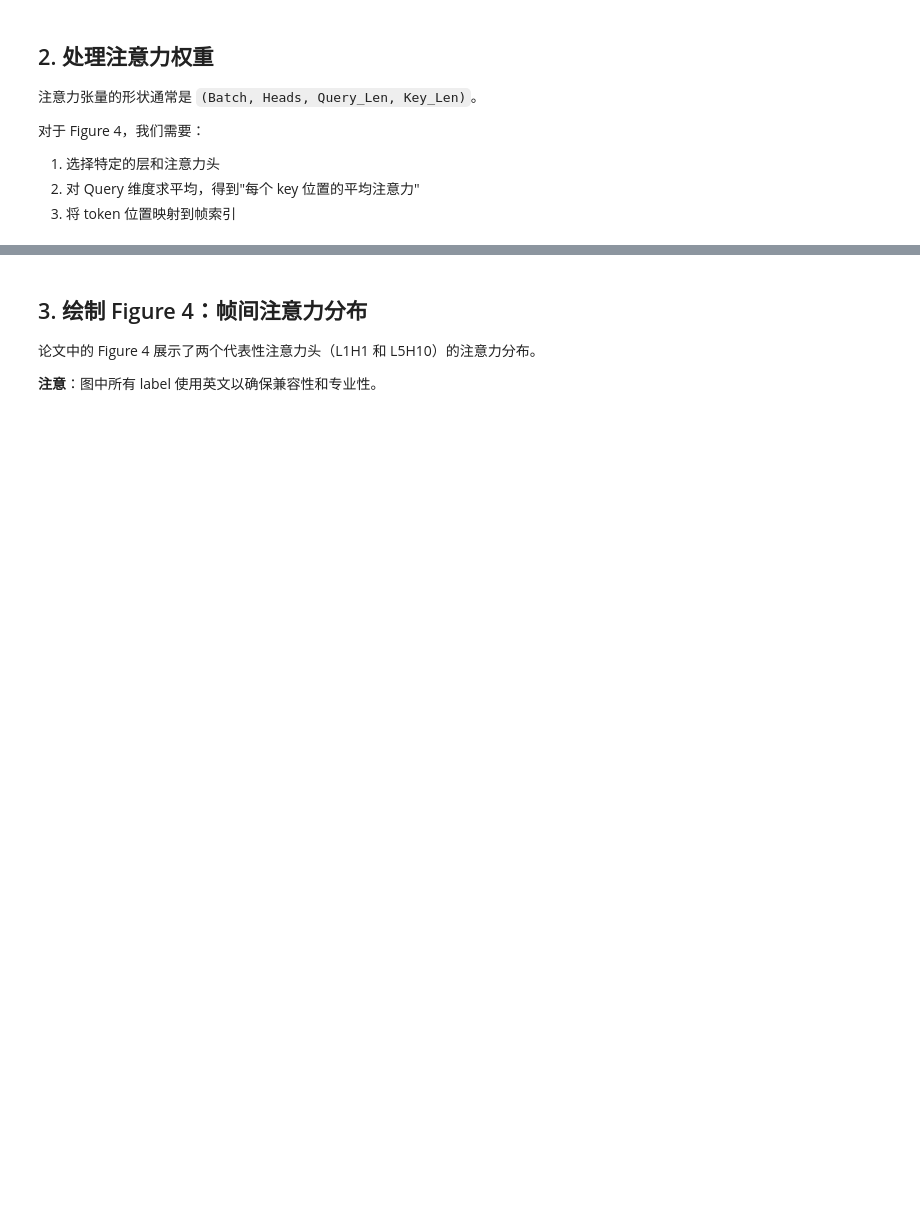
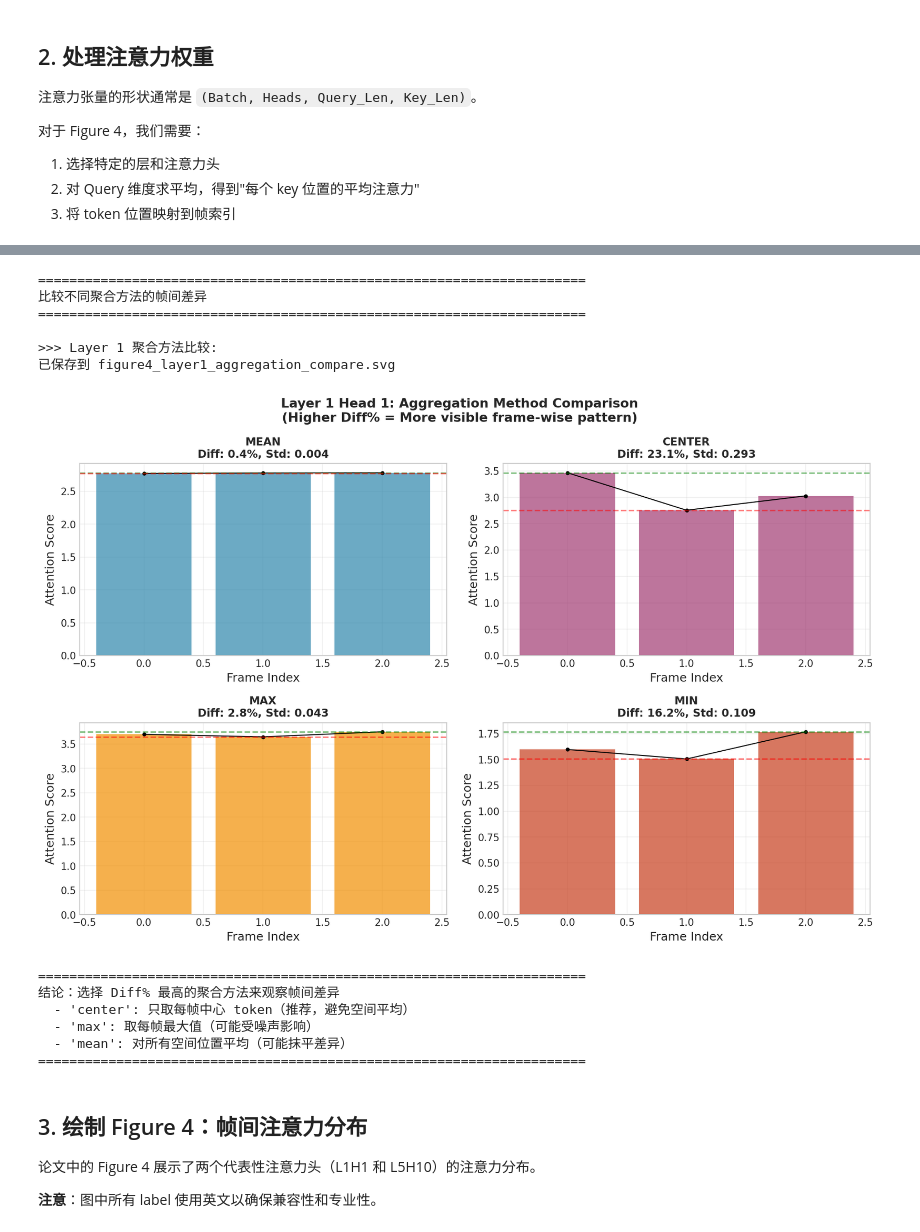
Before and after one commit to winbeau/Self-Forcing-fork, a Jupyter notebook: plot_figure4.ipynb, the cells around one changed output, grey strips where cells are left out. Cells and saved outputs as stored; diff of their text form; code cells hidden in the pictures; blank space fills up the shorter version.

```diff
--- a/plot_figure4.ipynb
+++ b/plot_figure4.ipynb
@@ -227,3 +438,82 @@ print(f"\n共处理 {len(layer_attention_data)} 层的注意力数据")
+# %%
+# 比较不同聚合方法的效果
+print("=" * 70)
+print("比较不同聚合方法的帧间差异")
+print("=" * 70)
+
+def plot_aggregation_comparison(attn_data, layer_idx, head_idx=0, save_path=None):
+    """比较不同聚合方法在同一个 head 上的效果"""
+    results = compute_frame_attention_all_methods(attn_data, frame_seq_length, num_frames)
+
+    fig, axes = plt.subplots(2, 2, figsize=(12, 8))
+    axes = axes.flatten()
+
+    methods = ['mean', 'center', 'max', 'min']
+    colors = ['#2E86AB', '#A23B72', '#F18F01', '#C73E1D']
+
+    for idx, method in enumerate(methods):
+        ax = axes[idx]
+        frame_attn = results[method]['frame_attention'][head_idx]
+        key_indices = results[method]['key_frame_indices']
+
+        ax.bar(key_indices, frame_attn, color=colors[idx], alpha=0.7)
+        ax.plot(key_indices, frame_attn, 'o-', color='black', linewidth=1, markersize=3)
+
+        # 计算差异统计
+        diff_pct = (frame_attn.max() - frame_attn.min()) / np.abs(frame_attn.mean()) * 100
+        std = frame_attn.std()
+
+        ax.set_title(f'{method.upper()}\nDiff: {diff_pct:.1f}%, Std: {std:.3f}',
+                    fontsize=11, fontweight='bold')
+        ax.set_xlabel('Frame Index')
+        ax.set_ylabel('Attention Score')
+        ax.grid(True, alpha=0.3)
+
+        # 标注最大最小
+        max_idx = np.argmax(frame_attn)
+        min_idx = np.argmin(frame_attn)
+        ax.axhline(y=frame_attn[max_idx], color='green', linestyle='--', alpha=0.5)
+        ax.axhline(y=frame_attn[min_idx], color='red', linestyle='--', alpha=0.5)
+
+    fig.suptitle(f'Layer {layer_idx+1} Head {head_idx+1}: Aggregation Method Comparison\n'
+                 f'(Higher Diff% = More visible frame-wise pattern)',
+                 fontsize=13, fontweight='bold')
+    plt.tight_layout()
+
+    if save_path:
+        plt.savefig(save_path, format='svg', bbox_inches='tight')
+        print(f"已保存到 {save_path}")
+
+    plt.show()
+    return fig
+
+# 对第一层的第一个 head 比较不同聚合方法
+for i, w in enumerate(attention_weights[:1]):  # 只看第一层
+    layer_idx = w['layer_idx']
+    print(f"\n>>> Layer {layer_idx + 1} 聚合方法比较:")
+    fig = plot_aggregation_comparison(w, layer_idx, head_idx=0,
+                                       save_path=f"figure4_layer{layer_idx+1}_aggregation_compare.svg")
+
+print("\n" + "=" * 70)
+print("结论：选择 Diff% 最高的聚合方法来观察帧间差异")
+print("  - 'center': 只取每帧中心 token（推荐，避免空间平均）")
+print("  - 'max': 取每帧最大值（可能受噪声影响）")
+print("  - 'mean': 对所有空间位置平均（可能抹平差异）")
+print("=" * 70)
+# %% [output]
+======================================================================
+比较不同聚合方法的帧间差异
+======================================================================
+
+>>> Layer 1 聚合方法比较:
+已保存到 figure4_layer1_aggregation_compare.svg
+[figure, added]
+======================================================================
+结论：选择 Diff% 最高的聚合方法来观察帧间差异
+  - 'center': 只取每帧中心 token（推荐，避免空间平均）
+  - 'max': 取每帧最大值（可能受噪声影响）
+  - 'mean': 对所有空间位置平均（可能抹平差异）
+======================================================================
 # %% [markdown]
 ## 3. 绘制 Figure 4：帧间注意力分布
 
```
Also changed, not shown: parts of 17 cells of this notebook, 17 other files.
